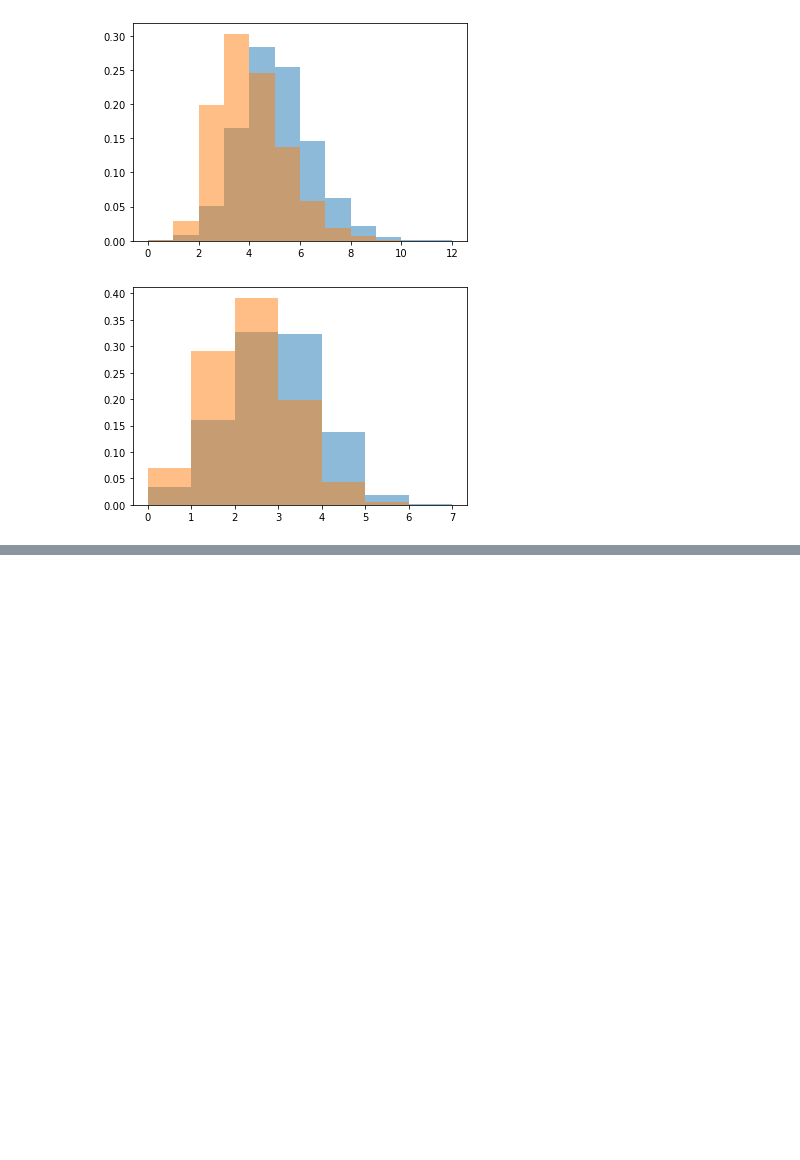
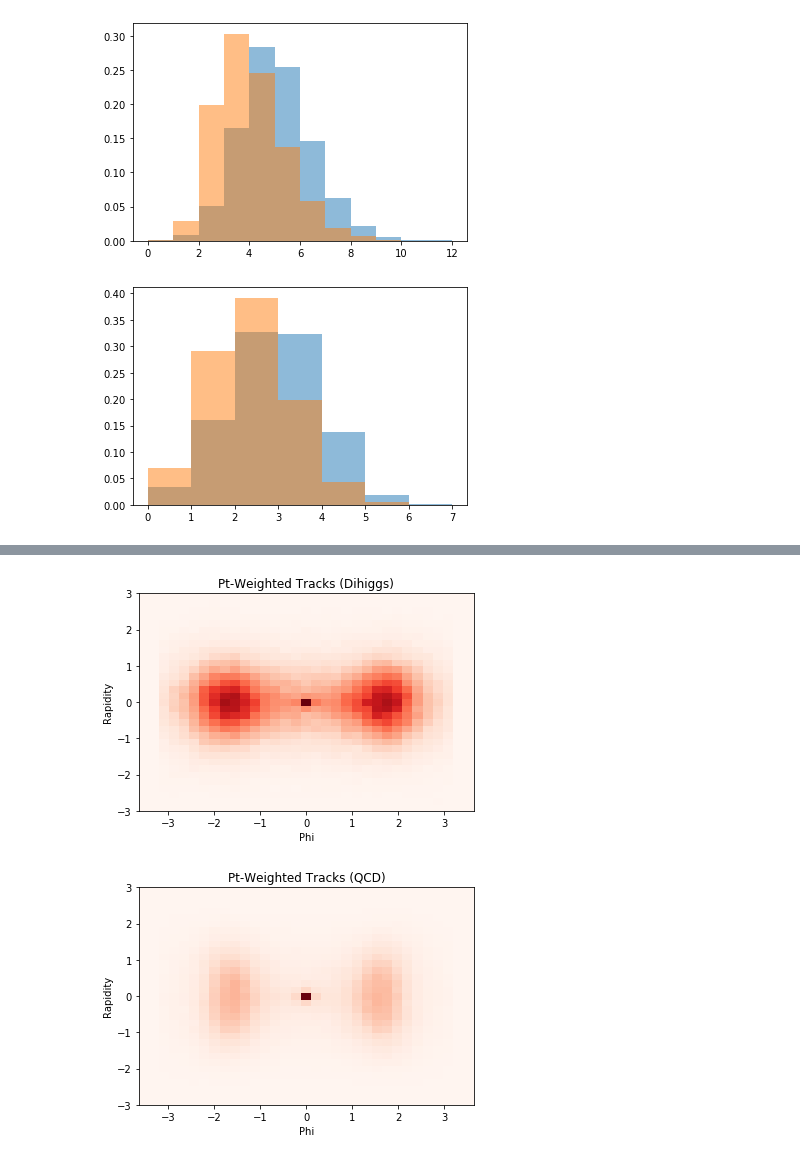
Before and after one commit to neu-physics/dihiggsMLProject, a Jupyter notebook: convolutionalNN/exploreData.ipynb, the cells around one changed output, grey strips where cells are left out. Cells and saved outputs as stored; diff of their text form; code cells hidden in the pictures; blank space fills up the shorter version.

```diff
--- a/convolutionalNN/exploreData.ipynb
+++ b/convolutionalNN/exploreData.ipynb
@@ -420,0 +361,13 @@ for row in range(0, len(bkgFile)):
+# %%
+#f_tracks_hh[2][1]
+makeSimplePlots( f_tracks_hh, 'Dihiggs', 'Tracks', len(allEvents_hh))
+makeSimplePlots( f_tracks_qcd, 'QCD', 'Tracks', len(allEvents_qcd))
+
+makeSimplePlots( f_photons_hh, 'Dihiggs', 'Photons', len(allEvents_hh))
+makeSimplePlots( f_photons_qcd, 'QCD', 'Photons', len(allEvents_qcd))
+
+makeSimplePlots( f_nHadrons_hh, 'Dihiggs', 'Neutral Hadrons', len(allEvents_hh))
+makeSimplePlots( f_nHadrons_qcd, 'QCD', 'Neutral Hadrons', len(allEvents_qcd))
+# %% [output]
+[figure, added]
+[figure, added]
```
Also changed, not shown: parts of 33 cells of this notebook.
